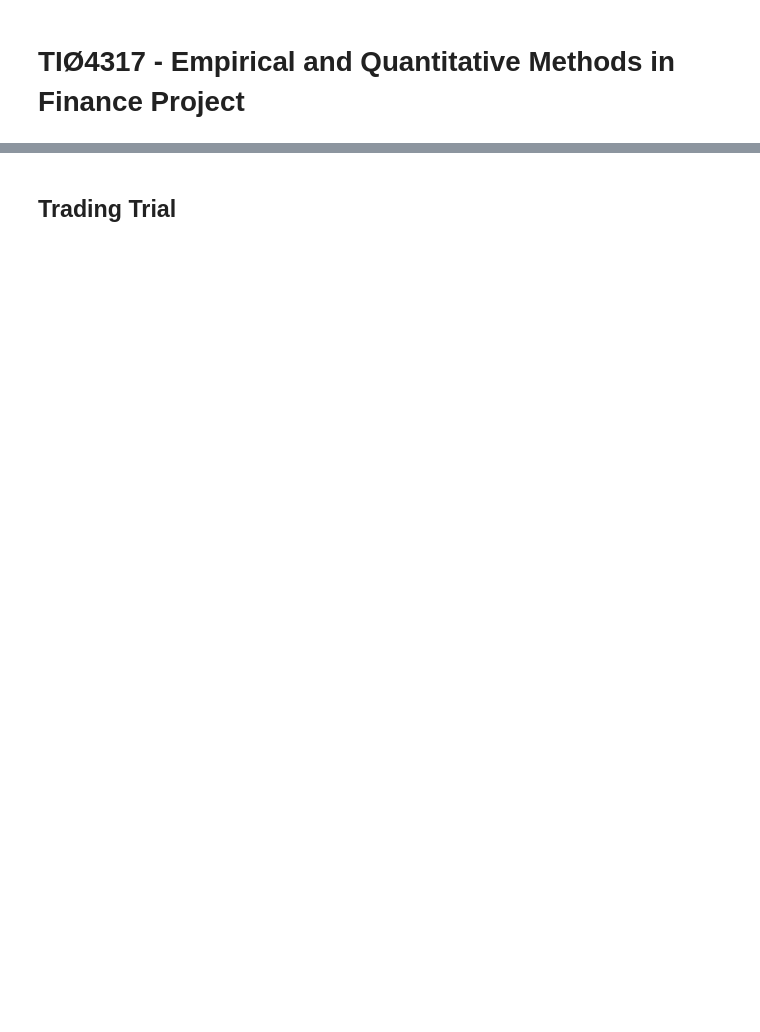
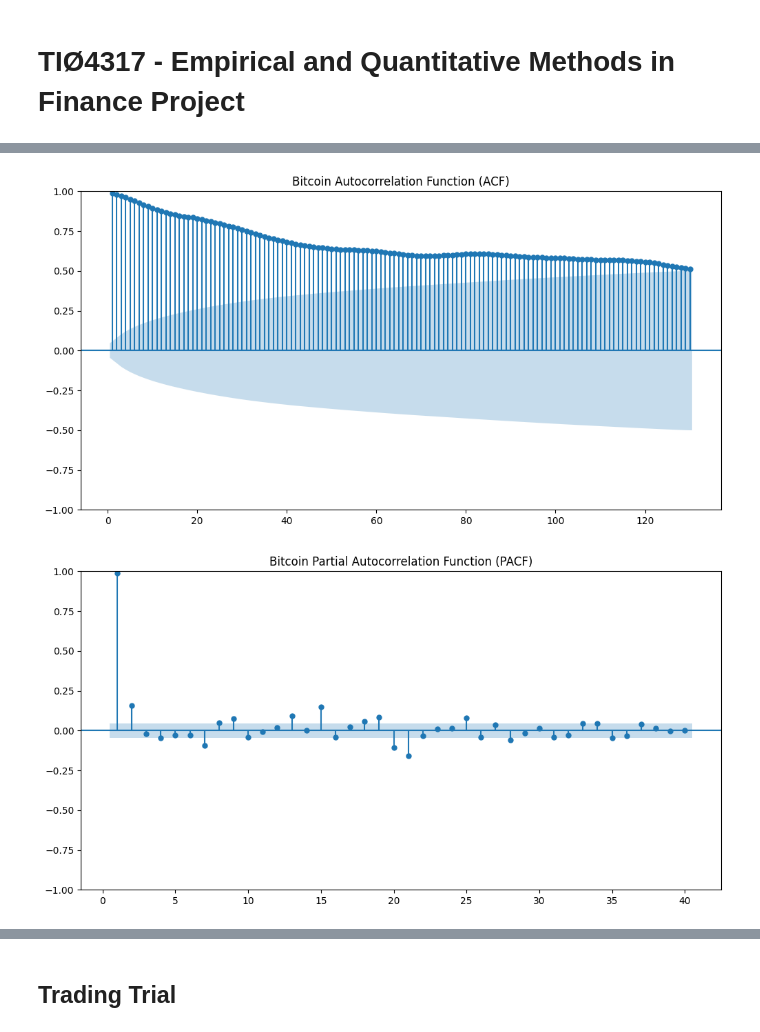
Before and after one commit to synnerbo/EmpiriskProsjekt, a Jupyter notebook: tiø4317_project.ipynb, the cells around one changed output, grey strips where cells are left out. Saved outputs shown, nothing was run; the diff lists cells and outputs as text; code cells hidden in the pictures; blank space fills up the shorter version.

```diff
--- a/tiø4317_project.ipynb
+++ b/tiø4317_project.ipynb
@@ -86,12 +184,15 @@ print("Critical Values:", adf_btc_c_log_return[4])
 # %%
 # Plot ACF Bitcoin
 plt.figure(figsize=(12,6))
-plot_acf(spread_df['price_spread'], lags=40, ax=plt.gca(), zero=False)
+plot_acf(spread_df['price_spread'], lags=130, ax=plt.gca(), zero=False)
 plt.title('Bitcoin Autocorrelation Function (ACF)')
 plt.show()
 
 # Plot PACF Bitcoin
 plt.figure(figsize=(12,6))
 plot_pacf(spread_df['price_spread'], lags=40, ax=plt.gca(), zero=False)
 plt.title('Bitcoin Partial Autocorrelation Function (PACF)')
 plt.show()
+# %% [output]
+[figure, added]
+[figure, added]
```
Also changed, not shown: parts of 25 cells of this notebook.
